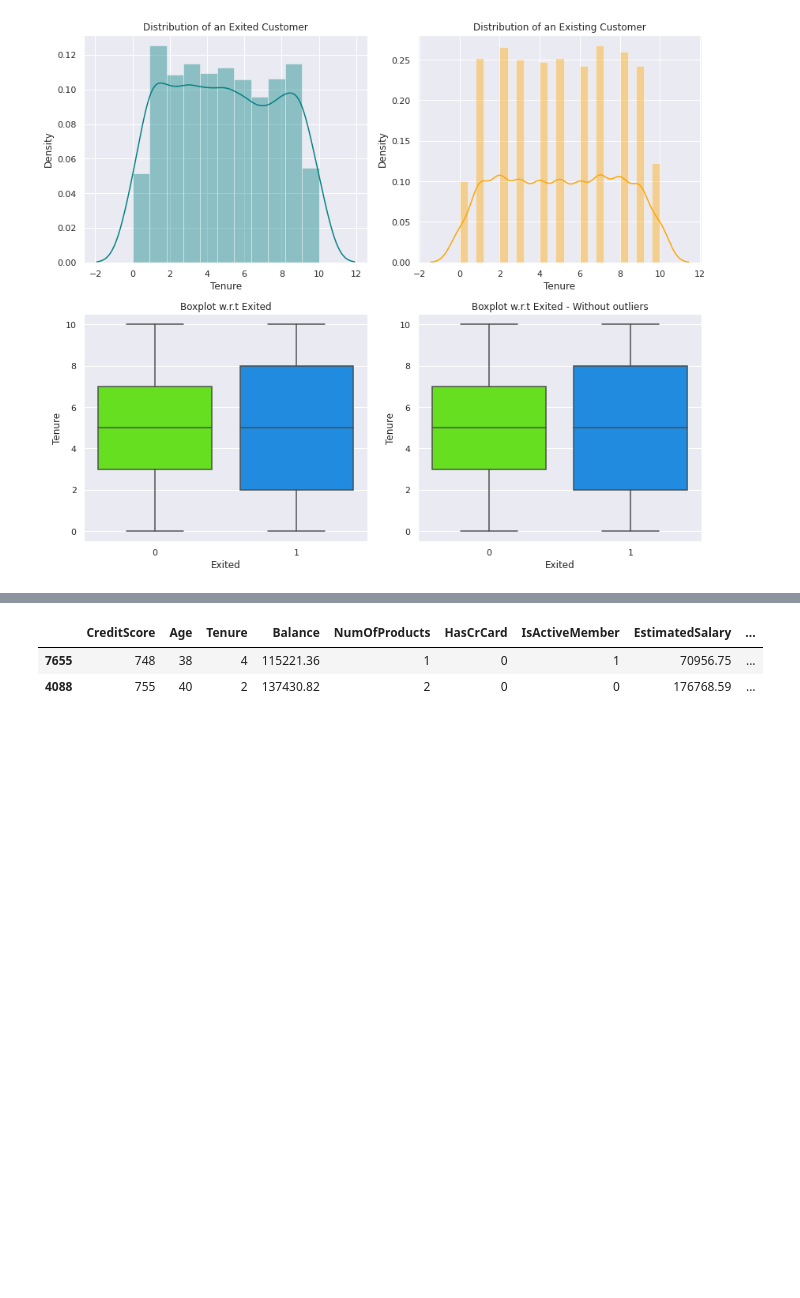
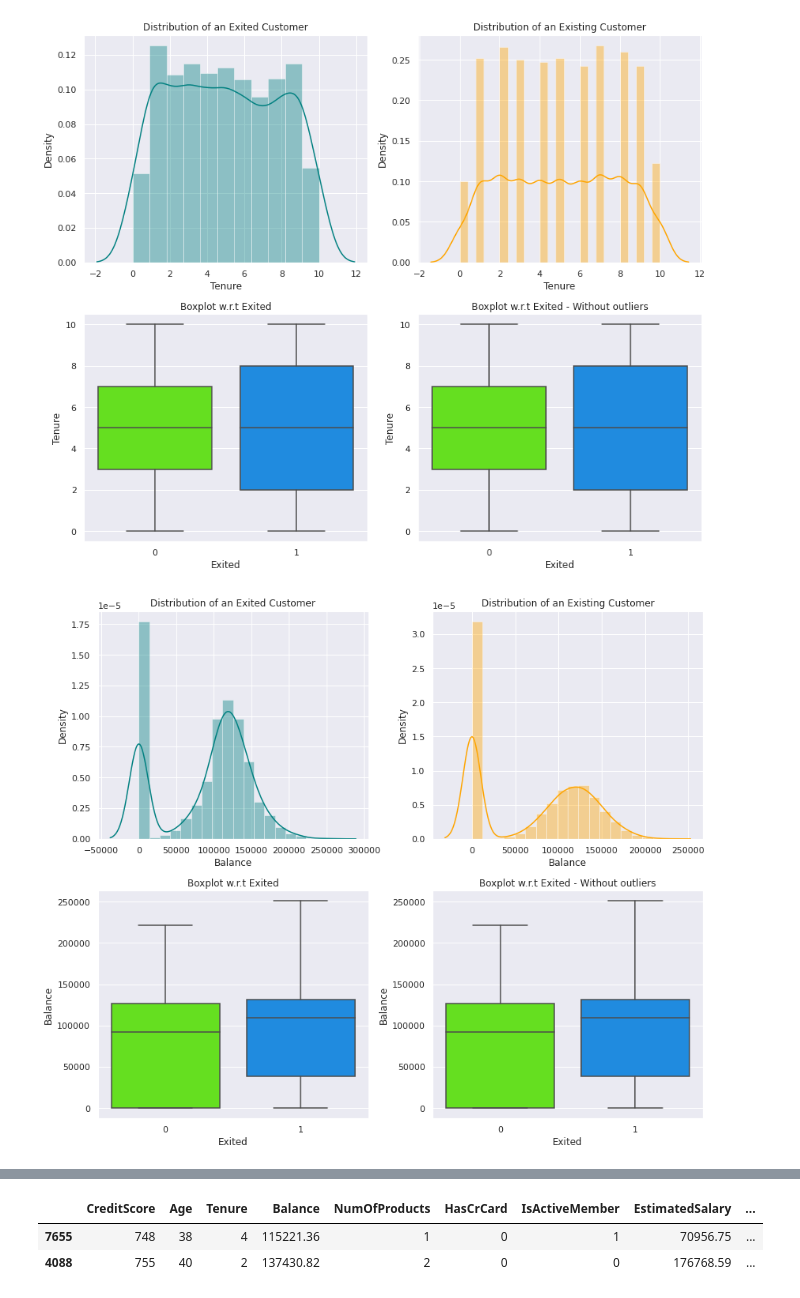
Before and after one commit to snegi5/hello-github, a Jupyter notebook: Module_7.ipynb, the cells around one changed output, grey strips where cells are left out. Cells and saved outputs as stored; diff of their text form; code cells hidden in the pictures; blank space fills up the shorter version.

```diff
--- a/Module_7.ipynb
+++ b/Module_7.ipynb
@@ -239,3 +239,7 @@ plot('Age')
 plot("Tenure")
 # %% [output]
 [figure]
+# %%
+plot('Balance')
+# %% [output]
+[figure, added]
```
Also changed, not shown: parts of 13 cells of this notebook.
